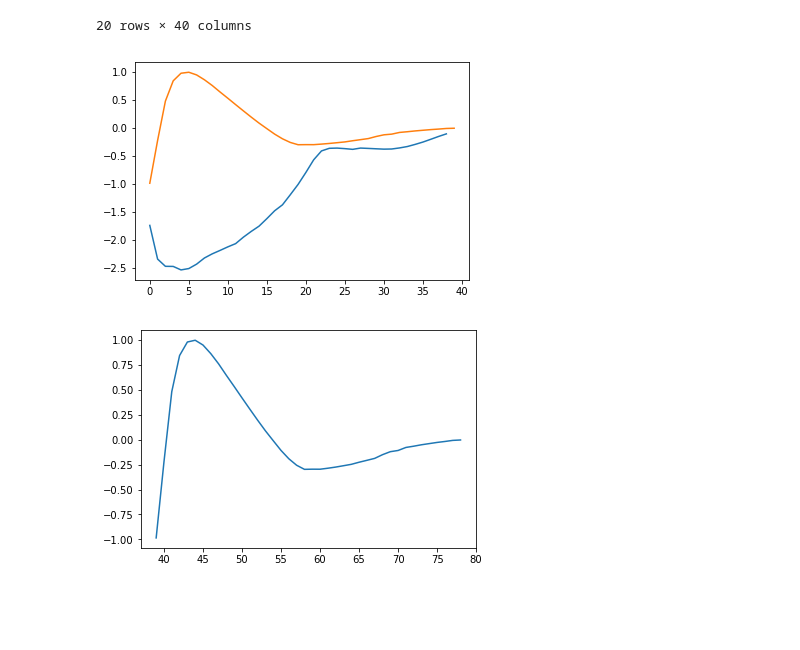
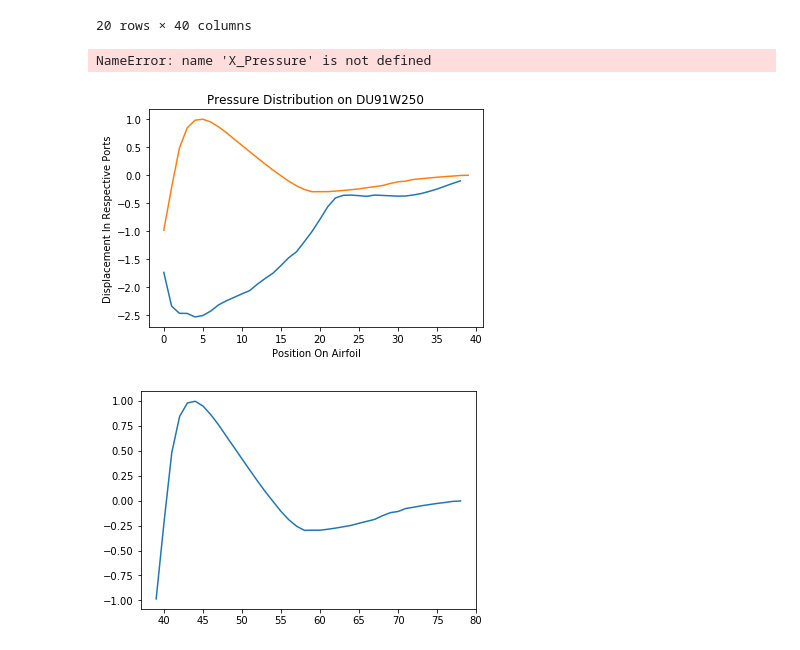
Before and after one commit to bakera81/airfoil-analysis, a Jupyter notebook: airfoil-analysis.ipynb, the cells around one changed output. Drawn from its saved outputs; the diff is of its cells as text; code cells hidden in the pictures; blank space fills up the shorter version.

```diff
--- a/airfoil-analysis.ipynb
+++ b/airfoil-analysis.ipynb
@@ -308,20 +322,27 @@ cpc_suction_df
 | 10_degrees | -1.227456 | -2.487603 | -2.737994 | -2.580055 | -2.433377 | -2.310324 | -2.208827 | -2.148971 | -2.065093 | -2.020614 | ... |
 | 11_degrees | -1.345015 | -2.629297 | -2.860839 | -2.675298 | -2.505833 | -2.363699 | -2.247365 | -2.169085 | -2.075197 | -1.988151 | ... |
 20 rows × 40 columns
+# %%
+X_Pressure
+# %% [output]
+NameError: name 'X_Pressure' is not defined
 # %%
 #Pressure plot
 ydata = cpc_pressure_df.loc['-13_degrees']
 ydata_s = cpc_suction_df.loc['-13_degrees']
 
-col_num_s[:] = [x - 39 for x in col_num_s]
+col_num_s_plot = [x - 39 for x in col_num_s]
 
 
 
 plt.plot(col_num,ydata)
-plt.plot(col_num_s,ydata_s)
+plt.plot(col_num_s_plot,ydata_s)
+plt.title('Pressure Distribution on DU91W250')
+plt.xlabel('Position On Airfoil')
+plt.ylabel('Displacement In Respective Ports (Inches)')
 plt.show()
 # %% [output]
-[figure, old version]
+[figure, new version]
 # %%
 #Suction plot
 ydata_s = cpc_suction_df.loc['-13_degrees']
```
Also changed, not shown: parts of 8 cells of this notebook, 1 other file.
